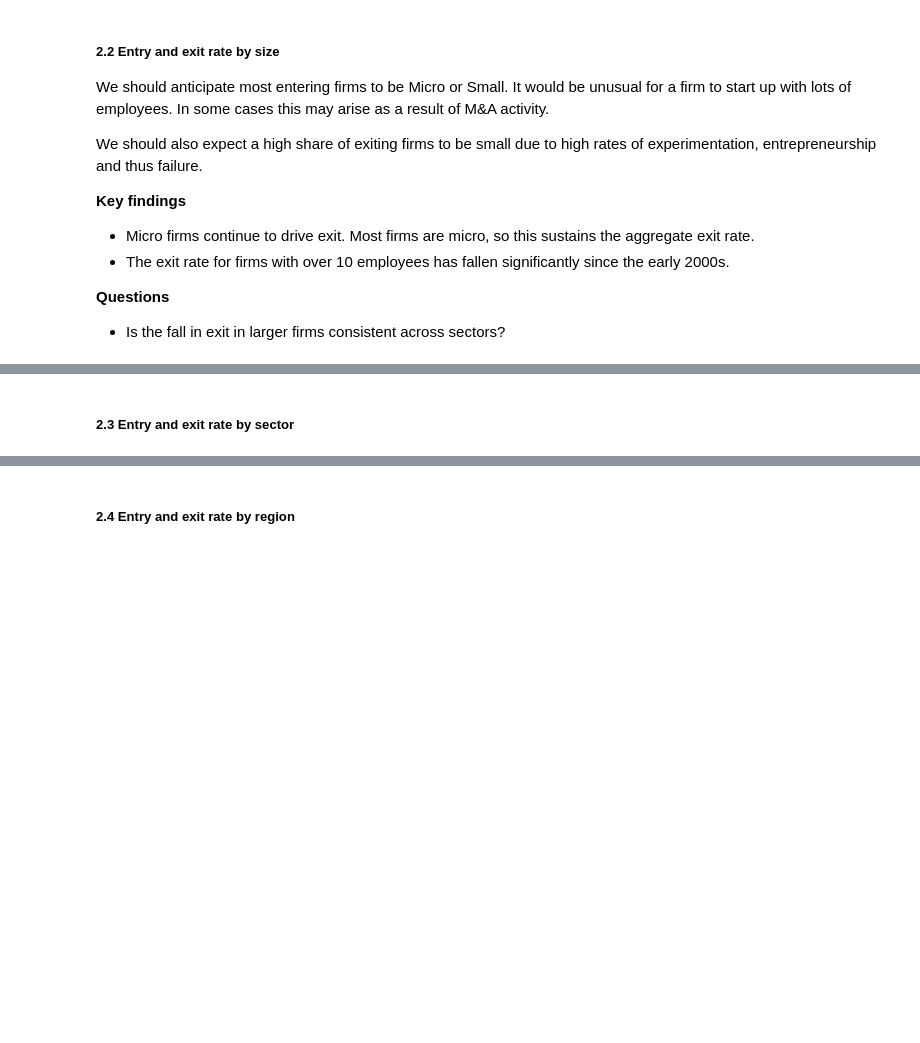
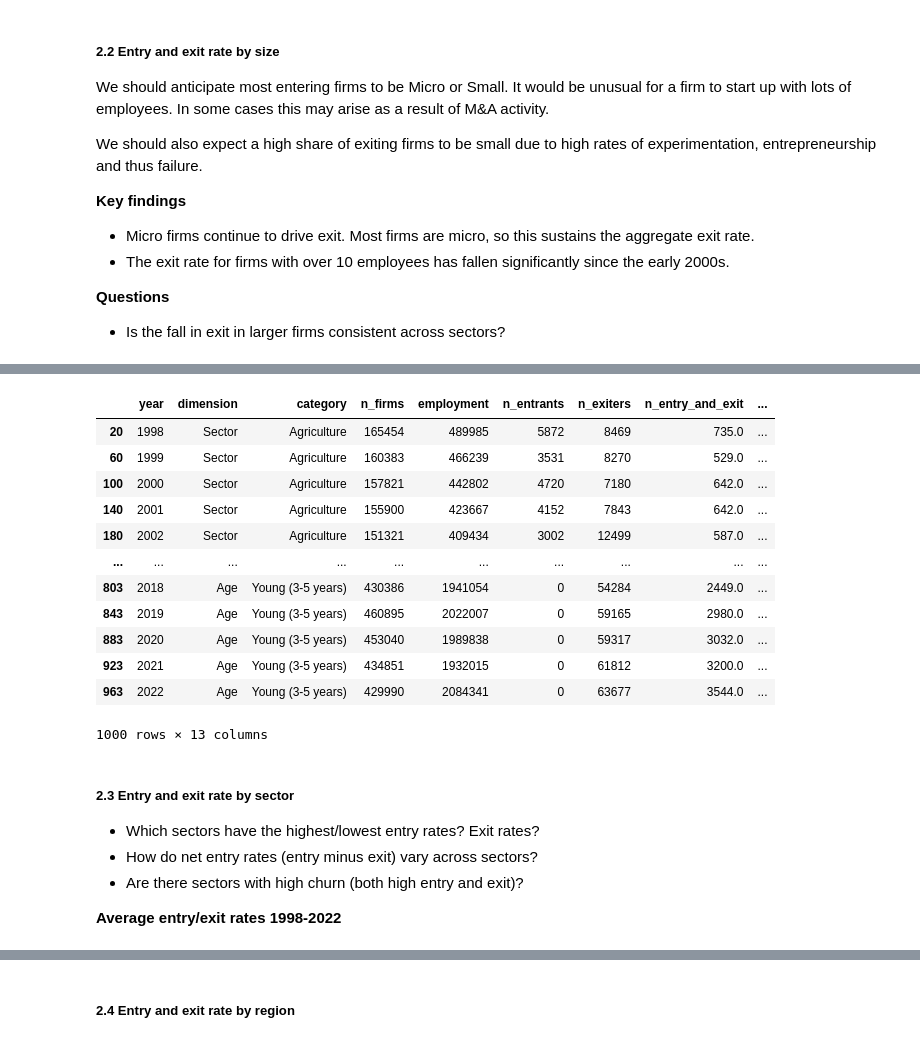
Before and after one commit to shepherdwill/shepherdwill.github.io, a Jupyter notebook: CEP Dynamism Project/Scripts/BSD_dynamism_exploration.ipynb, the cells around one changed output, grey strips where cells are left out. Cells and saved outputs as stored; diff of their text form; code cells hidden in the pictures; blank space fills up the shorter version.

```diff
--- a/CEP Dynamism Project/Scripts/BSD_dynamism_exploration.ipynb
+++ b/CEP Dynamism Project/Scripts/BSD_dynamism_exploration.ipynb
@@ -404,2 +1287,24 @@ size_at_entry_chart = alt.Chart(size_at_entry).mark_line().encode(
+# %%
+firm_dynamics_df
+# %% [output]
+|  | year | dimension | category | n_firms | employment | n_entrants | n_exiters | n_entry_and_exit | ... |
+| 20 | 1998 | Sector | Agriculture | 165454 | 489985 | 5872 | 8469 | 735.0 | ... |
+| 60 | 1999 | Sector | Agriculture | 160383 | 466239 | 3531 | 8270 | 529.0 | ... |
+| 100 | 2000 | Sector | Agriculture | 157821 | 442802 | 4720 | 7180 | 642.0 | ... |
+| 140 | 2001 | Sector | Agriculture | 155900 | 423667 | 4152 | 7843 | 642.0 | ... |
+| 180 | 2002 | Sector | Agriculture | 151321 | 409434 | 3002 | 12499 | 587.0 | ... |
+| ... | ... | ... | ... | ... | ... | ... | ... | ... | ... |
+| 803 | 2018 | Age | Young (3-5 years) | 430386 | 1941054 | 0 | 54284 | 2449.0 | ... |
+| 843 | 2019 | Age | Young (3-5 years) | 460895 | 2022007 | 0 | 59165 | 2980.0 | ... |
+| 883 | 2020 | Age | Young (3-5 years) | 453040 | 1989838 | 0 | 59317 | 3032.0 | ... |
+| 923 | 2021 | Age | Young (3-5 years) | 434851 | 1932015 | 0 | 61812 | 3200.0 | ... |
+| 963 | 2022 | Age | Young (3-5 years) | 429990 | 2084341 | 0 | 63677 | 3544.0 | ... |
+1000 rows × 13 columns
 # %% [markdown]
 ##### **2.3 Entry and exit rate by sector**
+
+- Which sectors have the highest/lowest entry rates? Exit rates?
+- How do net entry rates (entry minus exit) vary across sectors?
+- Are there sectors with high churn (both high entry and exit)?
+
+**Average entry/exit rates 1998-2022**
```
Also changed, not shown: parts of 134 cells of this notebook, 46 other files.
